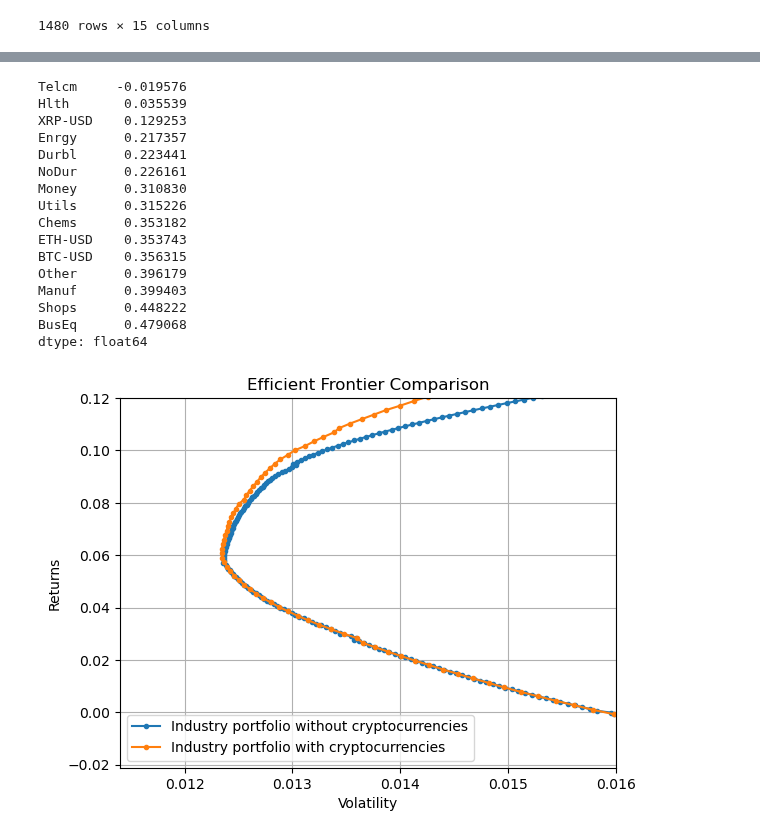
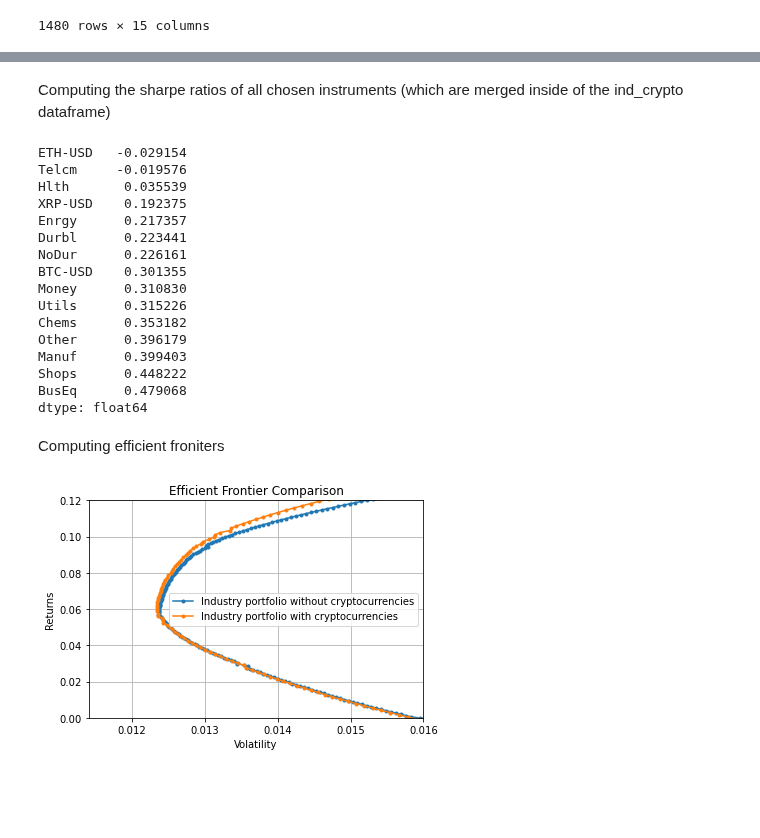
Before and after one commit to fairwayfinder/crypto-mean-variance-frontier, a Jupyter notebook: notebooks/MAIN.ipynb, the cells around one changed output, grey strips where cells are left out. Cells and saved outputs as stored; diff of their text form; code cells hidden in the pictures; blank space fills up the shorter version.

```diff
--- a/notebooks/MAIN.ipynb
+++ b/notebooks/MAIN.ipynb
@@ -370,4 +370,0 @@ To use own data --> requires one CSV with returns for benchmark.
-# %%
-rf = 0.001 # rf rate p.a.
-n_points = 200 # is it fine that this is hardcoded? maybe move this down to the plotting area.
-periods_per_year = 260 #
@@ -376,6 +373,6 @@ Importing benchmark & crypto portfolio
 # %%
-test_industry = pd.read_csv('../data/industry_returns.csv')
-test_crypto = pd.read_csv('../data/crypto_returns.csv')
+test_industry = pd.read_csv('../data/raw/industry_returns.csv')
+test_crypto = pd.read_csv('../data/raw/crypto_returns.csv')
 crypto = test_crypto.columns.values.tolist()[1:]
 
 # Defining lists used later:
@@ -518,24 +512,28 @@ def portfolio_return(weights, returns):
+# %% [markdown]
+Computing the sharpe ratios of all chosen instruments (which are merged inside of the ind_crypto dataframe)
 # %%
 # Load the processed data for analysis, choose the RF rate
 industry_SR = sharpe_ratio(ind_crypto, rf, periods_per_year).sort_values()
 industry_SR
 # %% [output]
+ETH-USD   -0.029154
 Telcm     -0.019576
 Hlth       0.035539
-XRP-USD    0.129253
+XRP-USD    0.192375
 Enrgy      0.217357
 Durbl      0.223441
 NoDur      0.226161
+BTC-USD    0.301355
 Money      0.310830
 Utils      0.315226
 Chems      0.353182
-ETH-USD    0.353743
-BTC-USD    0.356315
 Other      0.396179
 Manuf      0.399403
 Shops      0.448222
 BusEq      0.479068
 dtype: float64
+# %% [markdown]
+Computing efficient froniters
 # %%
 def plot_ef(n_points, er, cov, er2, cov2):
     """
@@ -564,7 +562,7 @@ def plot_ef(n_points, er, cov, er2, cov2):
     ef2.plot.line(x="Volatility", y="Returns", style='.-', ax=ax, label='Industry portfolio with cryptocurrencies')
 
     ax.set_xlim(left=0.0114, right=0.016)
-    ax.set_ylim(top=0.12)
+    ax.set_ylim(bottom=0.0, top=0.12)
 
     # Customize the plot as needed
     plt.title("Efficient Frontier Comparison")
@@ -578,7 +576,7 @@ def plot_ef(n_points, er, cov, er2, cov2):
 er = annualize_rets(ind_crypto, periods_per_year)
 cov = ind_crypto.cov()
 # %%
-industry_crypto_combined_plots = plot_ef(n_points, er[industry], cov.loc[industry, industry], er[industry_and_crypto], cov.loc[industry_and_crypto, industry_and_crypto])
+industry_crypto_combined_plots = plot_ef(200, er[industry], cov.loc[industry, industry], er[industry_and_crypto], cov.loc[industry_and_crypto, industry_and_crypto])
 #maybe use matplotlib here? It makes more sense to calculate all values then plot it?
 # %% [output]
-[figure, old version]
+[figure, new version]
```
Also changed, not shown: parts of 15 cells of this notebook.
